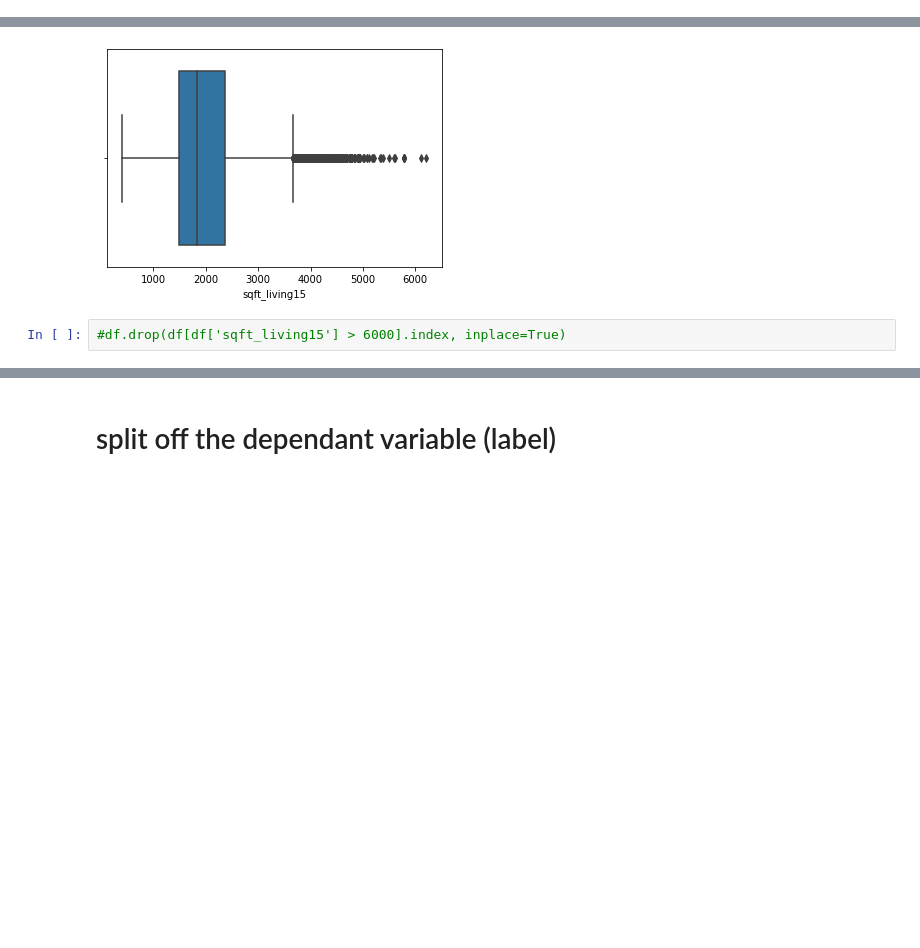
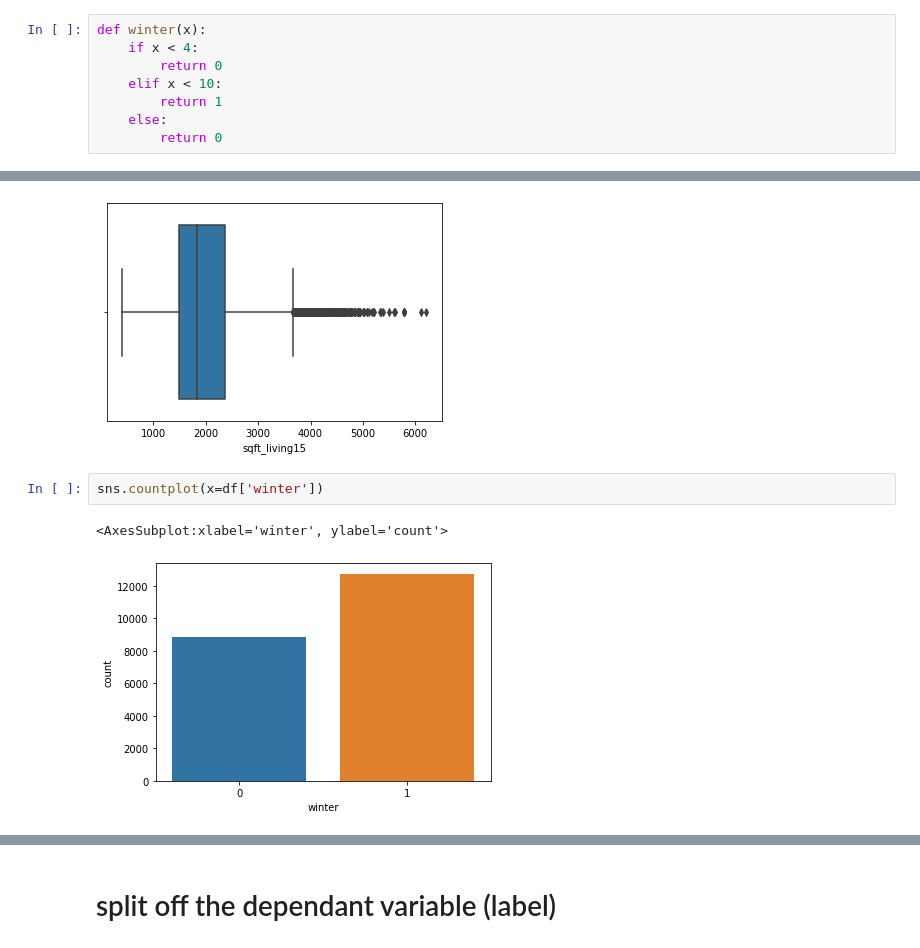
Before and after one commit to urospetkovic/IronHackLabs, a Jupyter notebook: week6/Real_estate_prices_prediction_outline.ipynb, the cells around one changed output, grey strips where cells are left out. Cells and saved outputs as stored; diff of their text form; blank space fills up the shorter version.

```diff
--- a/week6/Real_estate_prices_prediction_outline.ipynb
+++ b/week6/Real_estate_prices_prediction_outline.ipynb
@@ -206,0 +252,8 @@ df['date'] = df['date'].dt.month
+# %%
+def winter(x):
+    if x < 4:
+        return 0
+    elif x < 10:
+        return 1
+    else:
+        return 0
@@ -255,5 +338,8 @@ sns.boxplot(df['sqft_living15'])
 # %% [output]
 <AxesSubplot:xlabel='sqft_living15'>
 [figure]
-# %%
-#df.drop(df[df['sqft_living15'] > 6000].index, inplace=True)
+# %%
+sns.countplot(x=df['winter'])
+# %% [output]
+<AxesSubplot:xlabel='winter', ylabel='count'>
+[figure, added]
```
Also changed, not shown: parts of 30 cells of this notebook, 29 other files.
